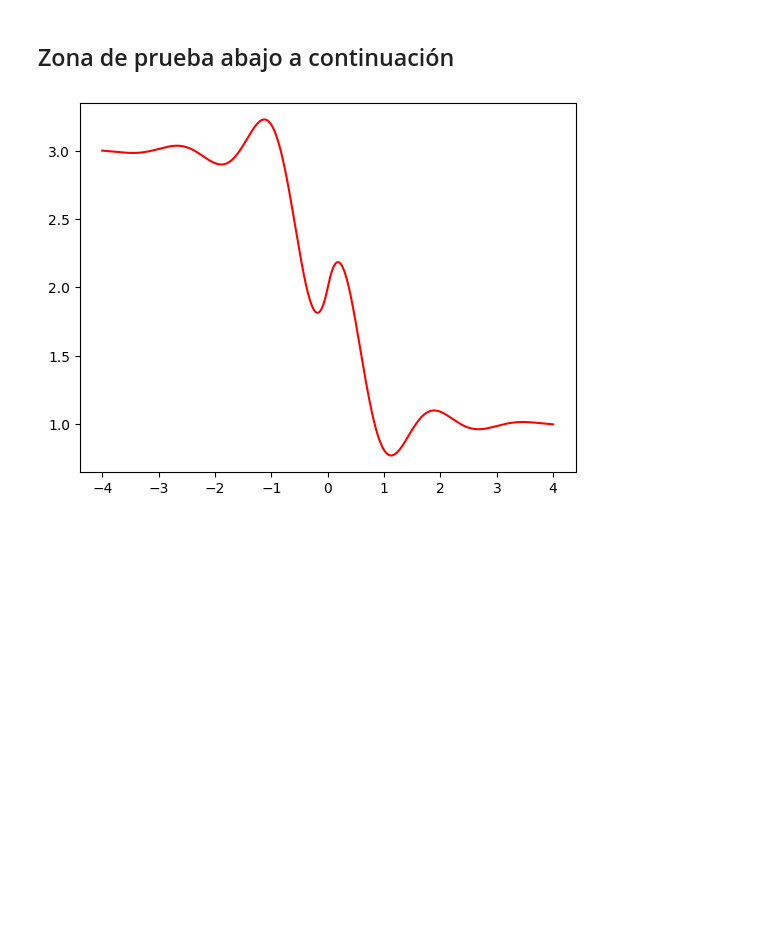
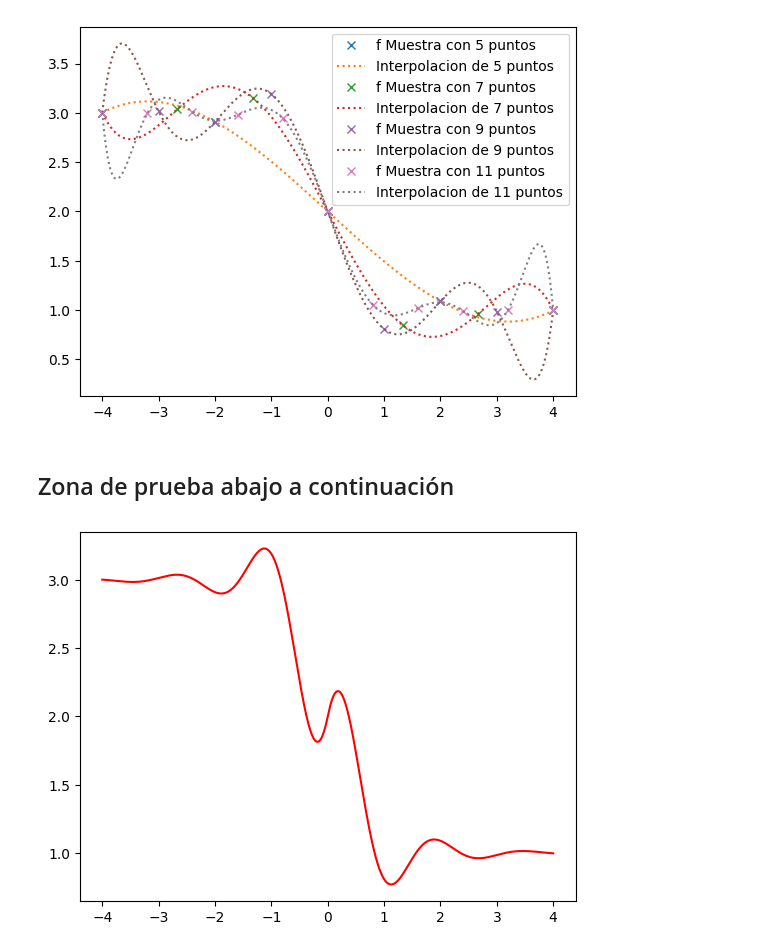
Before and after one commit to hilelmshalom/informe-interpolacion-MNyO-G6-TP1, a Jupyter notebook: ejercicio_1.ipynb, the cells around one changed output. Saved outputs shown, nothing was run; the diff lists cells and outputs as text; code cells hidden in the pictures; blank space fills up the shorter version.

Commit message:
dev: ya se puede experimentar con los graficos de las interpolaciones de lagrange. Falta: chebysev, mejorar la posicion de la legenda, elegir valores equidistantes para mostrar

```diff
--- a/ejercicio_1.ipynb
+++ b/ejercicio_1.ipynb
@@ -37,7 +37,7 @@ def Lagrange_Poly(tabla_x, tabla_y, factores=False)-> poly:
                 producto = producto * (x_incognita - tabla_x[i])/(tabla_x[k]-tabla_x[i])
         factores_L_k.append(producto)
         sumatoria = sumatoria + producto
-    if factores:
+    if factores==True:
         return sumatoria, factores_L_k
     else:
         return sumatoria
@@ -46,3 +44,18 @@ def Lagrange_Poly(tabla_x, tabla_y, factores=False)-> poly:
+# %%
+#Warning: experimental
+#fig = plt.figure()
+
+for vals in range(5,12,2):
+    muestra_x_i, muestra_y_i, dmxi = nueva_muestra(vals)
+    poly_i = Lagrange_Poly(muestra_x_i, muestra_y_i)
+    imagen_i = poly_i(dominio_a)
+    plt.plot(muestra_x_i, muestra_y_i, 'x',label='f Muestra con {} puntos'.format(str(vals)))
+    plt.plot(dominio_a, imagen_i, ':', label='Interpolacion de {} puntos'.format(str(vals)))
+
+plt.legend()
+plt.show()
+# %% [output]
+[figure, added]
 # %% [markdown]
 ## Zona de prueba abajo a continuación
 # %%
```
Also changed, not shown: parts of 2 cells of this notebook.
